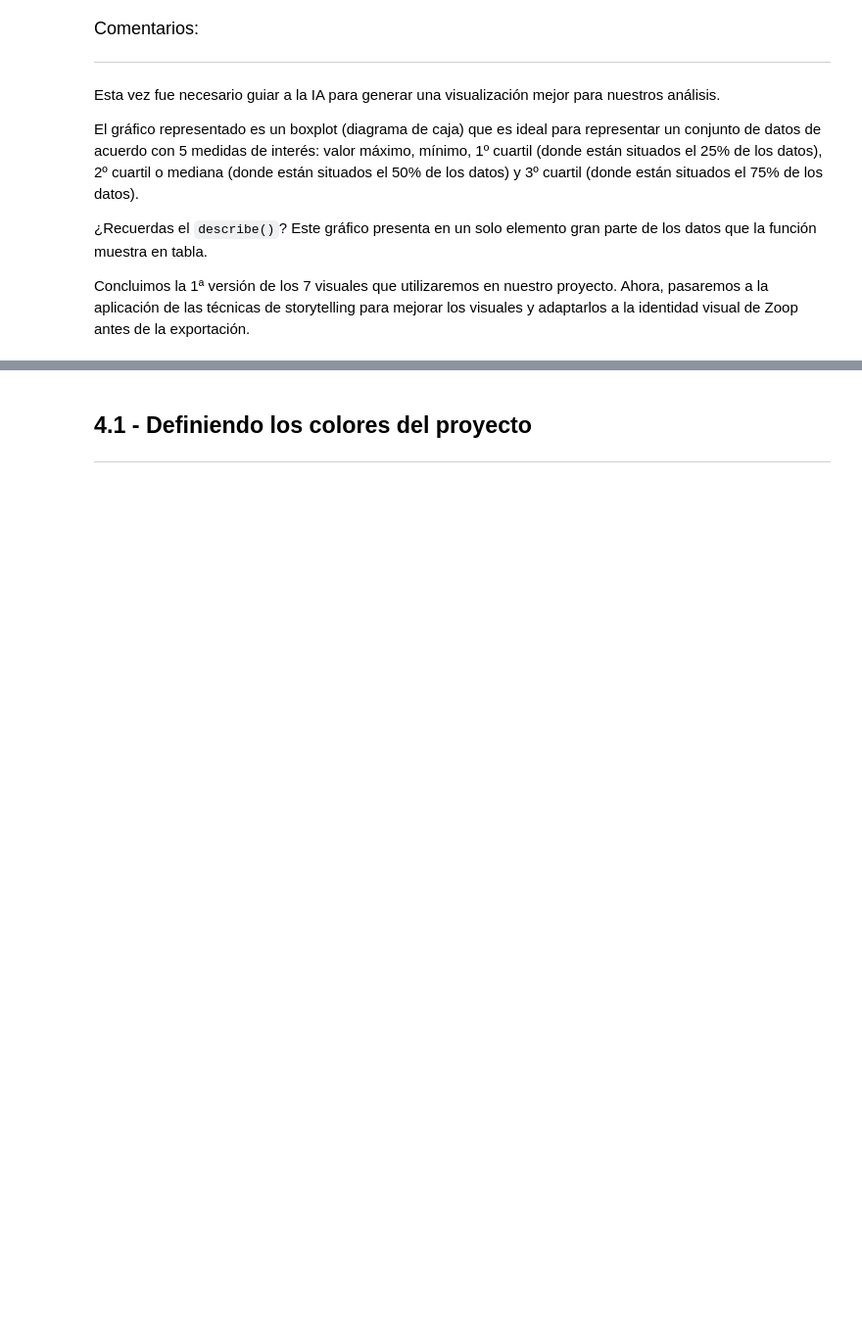
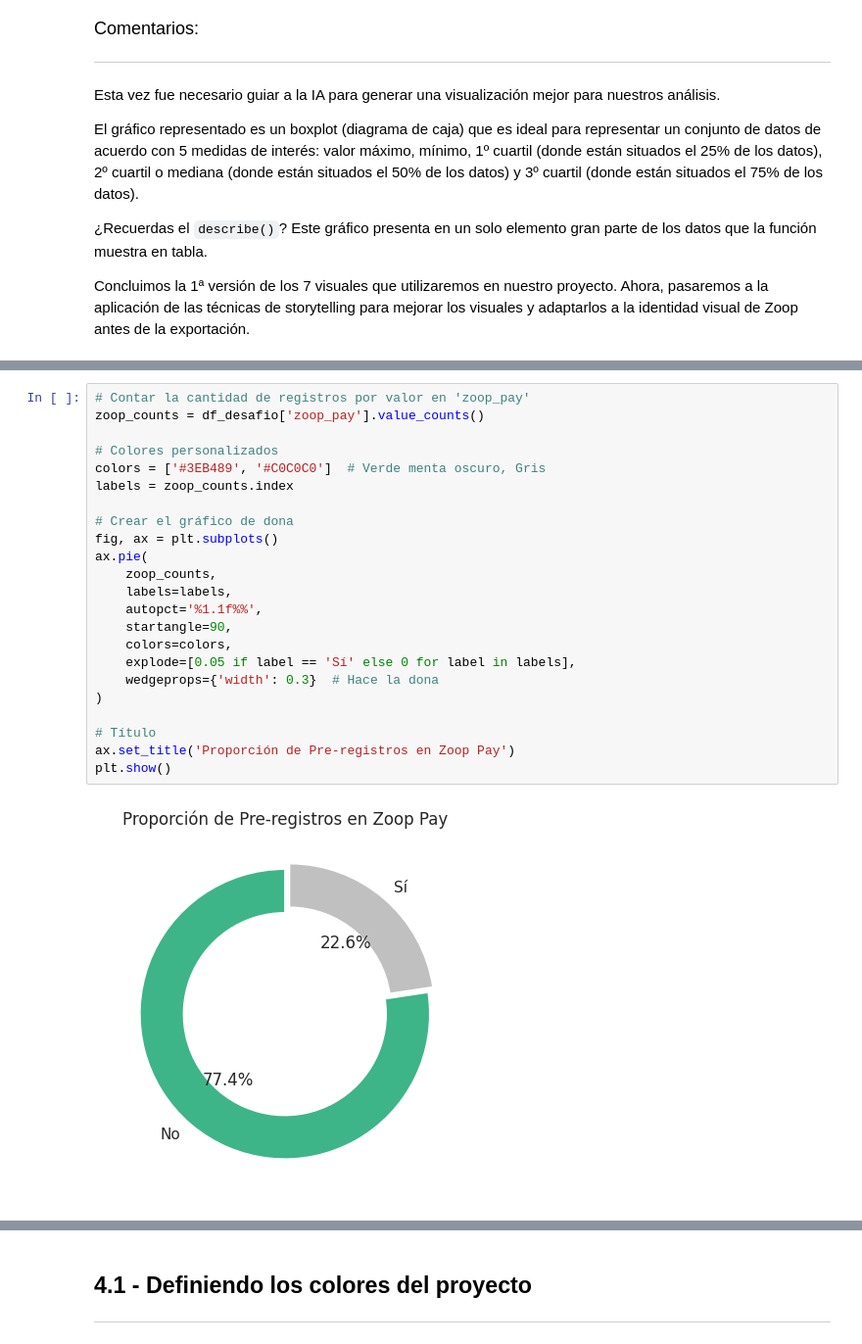
Before and after one commit to JLuceroVasquez/ia-aplicada-a-data-science-construccion-de-visualizaciones, a Jupyter notebook: IA_aplicada_a_ciencia_de_datos.ipynb, the cells around one changed output, grey strips where cells are left out. Shown at 98% size. Cells and saved outputs as stored; diff of their text form; blank space fills up the shorter version.

```diff
--- a/IA_aplicada_a_ciencia_de_datos.ipynb
+++ b/IA_aplicada_a_ciencia_de_datos.ipynb
@@ -1131,0 +1152,25 @@ Concluimos la 1ª versión de los 7 visuales que utilizaremos en nuestro proyect
+# %%
+# Contar la cantidad de registros por valor en 'zoop_pay'
+zoop_counts = df_desafio['zoop_pay'].value_counts()
+
+# Colores personalizados
+colors = ['#3EB489', '#C0C0C0']  # Verde menta oscuro, Gris
+labels = zoop_counts.index
+
+# Crear el gráfico de dona
+fig, ax = plt.subplots()
+ax.pie(
+    zoop_counts,
+    labels=labels,
+    autopct='%1.1f%%',
+    startangle=90,
+    colors=colors,
+    explode=[0.05 if label == 'Sí' else 0 for label in labels],
+    wedgeprops={'width': 0.3}  # Hace la dona
+)
+
+# Título
+ax.set_title('Proporción de Pre-registros en Zoop Pay')
+plt.show()
+# %% [output]
+[figure, added]
```
Also changed, not shown: parts of 6 cells of this notebook.
